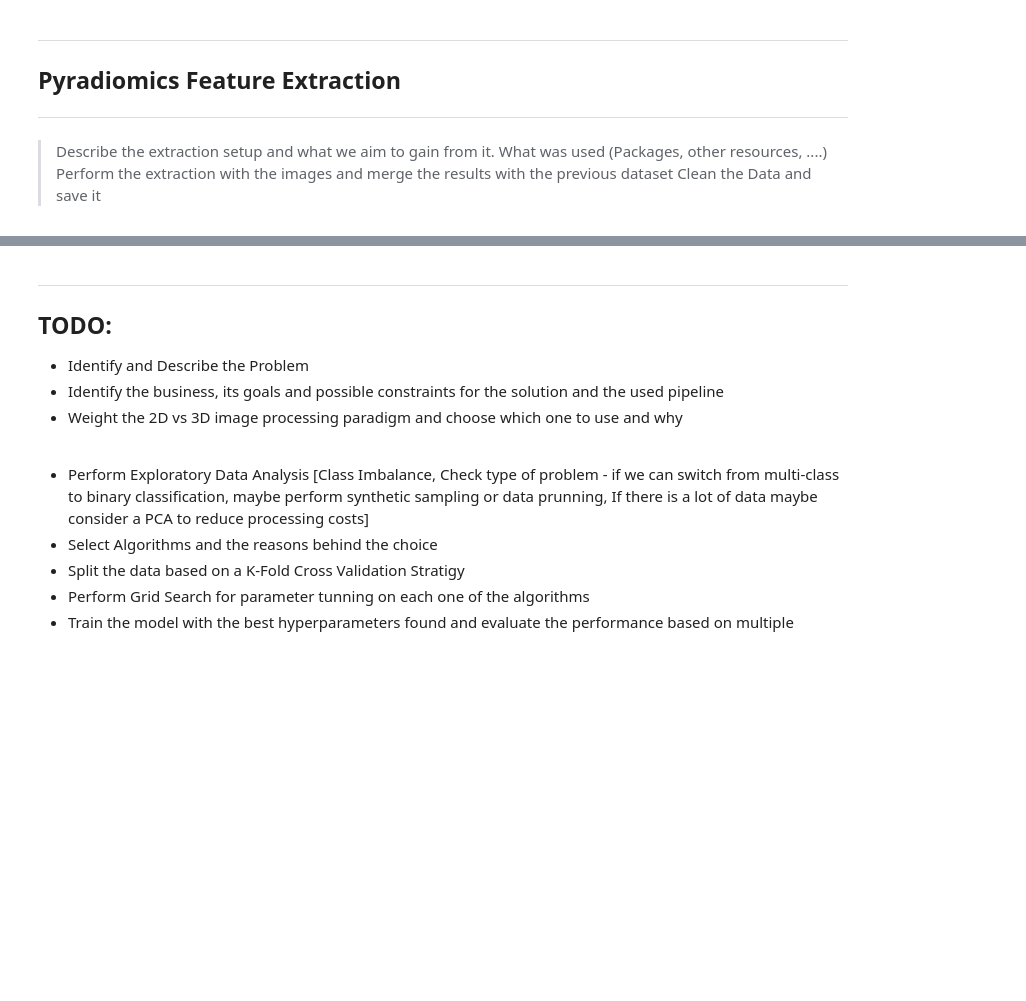
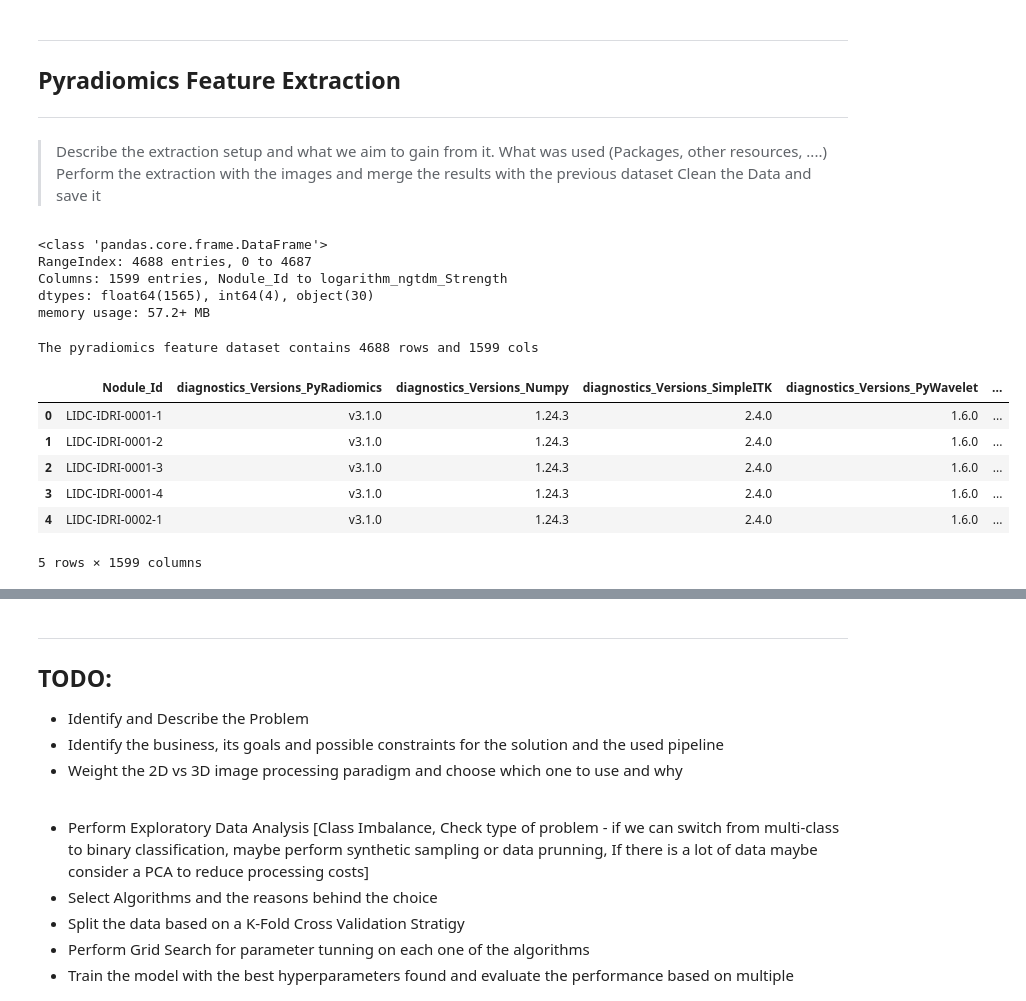
Before and after one commit to EstevesX10/Lung-Cancer-Classification-with-CT-Scans, a Jupyter notebook: Lung Cancer Image Detection/DataExtraction.ipynb, the cells around one changed output, grey strips where cells are left out. Saved outputs shown, nothing was run; the diff lists cells and outputs as text; code cells hidden in the pictures; blank space fills up the shorter version.

```diff
--- a/Lung Cancer Image Detection/DataExtraction.ipynb
+++ b/Lung Cancer Image Detection/DataExtraction.ipynb
@@ -218,0 +280,27 @@ if not os.path.exists(f'./{pylidcFeaturesFilename}'):
+# %%
+# Load the Dataset
+df_pyradiomics = pd.read_csv('pyradiomics_features.csv', index_col=False)
+df_pyradiomics.info()
+# %% [output]
+<class 'pandas.core.frame.DataFrame'>
+RangeIndex: 4688 entries, 0 to 4687
+Columns: 1599 entries, Nodule_Id to logarithm_ngtdm_Strength
+dtypes: float64(1565), int64(4), object(30)
+memory usage: 57.2+ MB
+# %%
+# Check the dataframe dimensions
+rows, cols = df_pyradiomics.shape
+print(f"The pyradiomics feature dataset contains {rows} rows and {cols} cols")
+# %% [output]
+The pyradiomics feature dataset contains 4688 rows and 1599 cols
+# %%
+# Inspect the first rows from the dataset
+df_pyradiomics.head()
+# %% [output]
+|  | Nodule_Id | diagnostics_Versions_PyRadiomics | diagnostics_Versions_Numpy | diagnostics_Versions_SimpleITK | diagnostics_Versions_PyWavelet | ... |
+| 0 | LIDC-IDRI-0001-1 | v3.1.0 | 1.24.3 | 2.4.0 | 1.6.0 | ... |
+| 1 | LIDC-IDRI-0001-2 | v3.1.0 | 1.24.3 | 2.4.0 | 1.6.0 | ... |
+| 2 | LIDC-IDRI-0001-3 | v3.1.0 | 1.24.3 | 2.4.0 | 1.6.0 | ... |
+| 3 | LIDC-IDRI-0001-4 | v3.1.0 | 1.24.3 | 2.4.0 | 1.6.0 | ... |
+| 4 | LIDC-IDRI-0002-1 | v3.1.0 | 1.24.3 | 2.4.0 | 1.6.0 | ... |
+5 rows × 1599 columns
```
Also changed, not shown: parts of 32 cells of this notebook.
